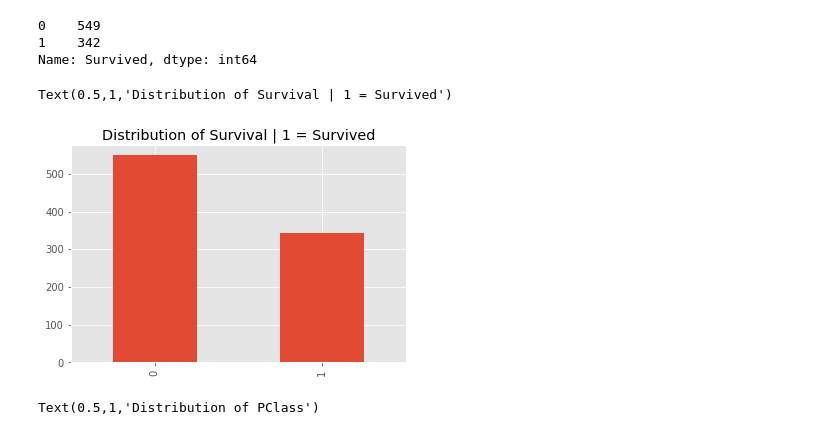
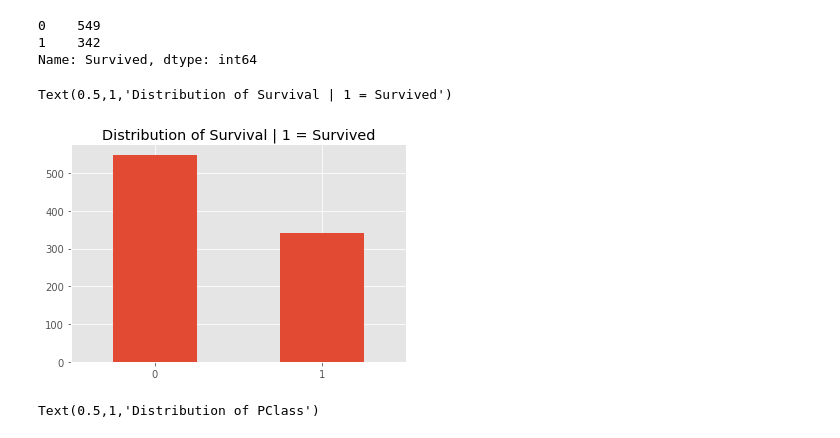
Before and after one commit to Ashish-Siyag/Data-science, a Jupyter notebook: Kaggle -Titanic/titanic.ipynb, the cells around one changed output. Saved outputs shown, nothing was run; the diff lists cells and outputs as text; code cells hidden in the pictures.

```diff
--- a/Kaggle -Titanic/titanic.ipynb
+++ b/Kaggle -Titanic/titanic.ipynb
@@ -63,10 +63,11 @@ titanic['Survived'].value_counts()
 Name: Survived, dtype: int64
 # %%
 titanic['Survived'].value_counts().plot(kind = 'bar')
+plt.xticks(rotation = 0)
 plt.title('Distribution of Survival | 1 = Survived')
 # %% [output]
 Text(0.5,1,'Distribution of Survival | 1 = Survived')
-[figure, old version]
+[figure, new version]
 # %%
 titanic['Pclass'].value_counts().plot(kind = 'bar')
 plt.xlabel('Pclass')
```
Also changed, not shown: parts of 6 cells of this notebook, 2 other files.
